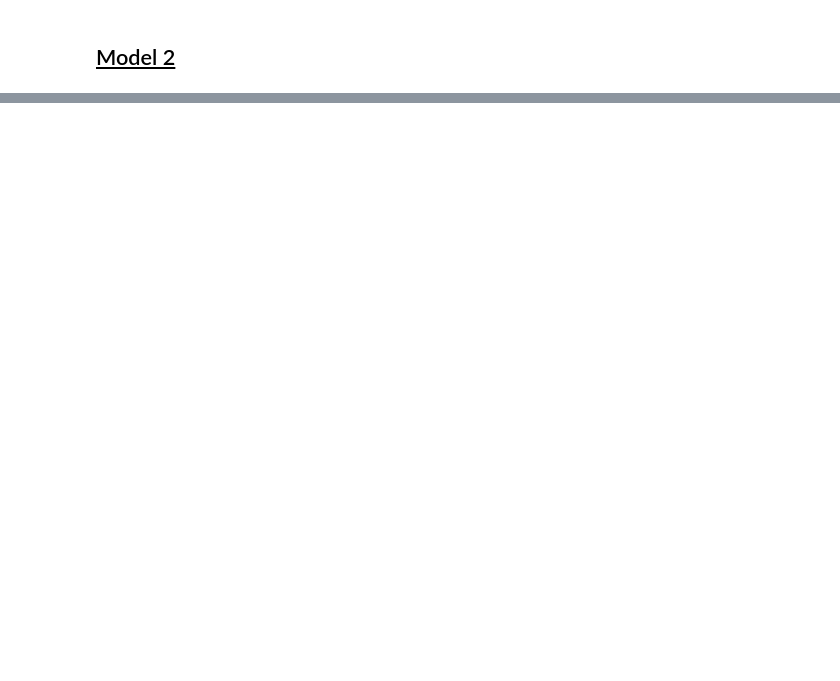
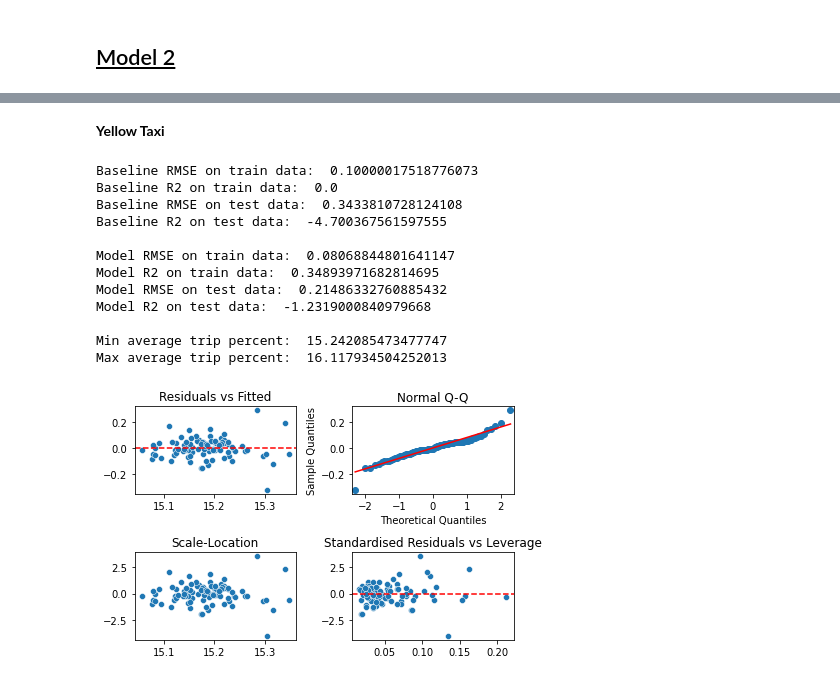
Before and after one commit to MAST30034-Applied-Data-Science/nyc-yellowtaxi-project-kelmanchen, a Jupyter notebook: scripts/modelling.ipynb, the cells around one changed output, grey strips where cells are left out. Cells and saved outputs as stored; diff of their text form; code cells hidden in the pictures; blank space fills up the shorter version.

```diff
--- a/scripts/modelling.ipynb
+++ b/scripts/modelling.ipynb
@@ -146,0 +176,55 @@ Model R2:  0.9894500091866376
+# %%
+def model2(df_19_20, df_21_22):
+    train_data = df_19_20
+
+    test_data = df_21_22
+
+    baseline = smf.ols(formula='tip_percent_avg ~ 1', data=train_data).fit()
+    columns = "+".join(train_data.columns.difference(['tip_percent_avg', 'date']))
+    model = smf.ols("tip_percent_avg ~ " + columns, data=train_data).fit()
+
+    # baseline train data
+    baseline_pred_train = baseline.predict(train_data)
+    print('Baseline RMSE on train data: ', mean_squared_error(train_data['tip_percent_avg'], baseline_pred_train, squared=False))
+    print('Baseline R2 on train data: ', r2_score(train_data['tip_percent_avg'], baseline_pred_train))
+
+    # baseline test data
+    baseline_pred_test = baseline.predict(test_data)
+    print('Baseline RMSE on test data: ', mean_squared_error(test_data['tip_percent_avg'], baseline_pred_test, squared=False))
+    print('Baseline R2 on test data: ', r2_score(test_data['tip_percent_avg'], baseline_pred_test))
+
+    print('')
+
+    # model train data
+    model_pred = model.predict(train_data)
+    print('Model RMSE on train data: ', mean_squared_error(train_data['tip_percent_avg'], model_pred, squared=False))
+    print('Model R2 on train data: ', r2_score(train_data['tip_percent_avg'], model_pred))
+
+    # model test data
+    model_pred = model.predict(test_data)
+    print('Model RMSE on test data: ', mean_squared_error(test_data['tip_percent_avg'], model_pred, squared=False))
+    print('Model R2 on test data: ', r2_score(test_data['tip_percent_avg'], model_pred))
+
+    print('')
+
+    return model
+# %% [markdown]
+**Yellow Taxi**
+# %%
+yellow_model2 = model2(yellow_19_20_df_agg, yellow_21_22_df_agg)
+find_min_max(yellow_21_22_df_agg, 'tip_percent_avg', 'average trip percent')
+plot(yellow_model2)
+# %% [output]
+Baseline RMSE on train data:  0.10000017518776073
+Baseline R2 on train data:  0.0
+Baseline RMSE on test data:  0.3433810728124108
+Baseline R2 on test data:  -4.700367561597555
+
+Model RMSE on train data:  0.08068844801641147
+Model R2 on train data:  0.34893971682814695
+Model RMSE on test data:  0.21486332760885432
+Model R2 on test data:  -1.2319000840979668
+
+Min average trip percent:  15.242085473477747
+Max average trip percent:  16.117934504252013
+[figure, added]
```
Also changed, not shown: parts of 11 cells of this notebook, 6 other files.
